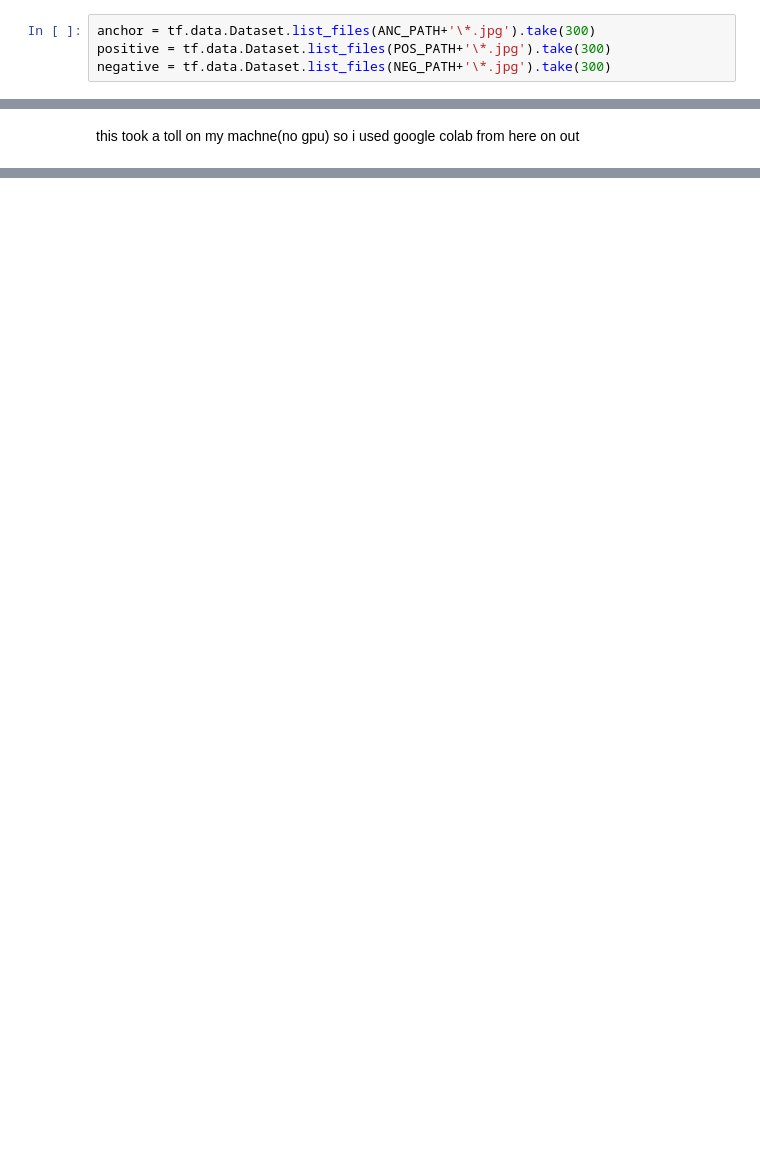
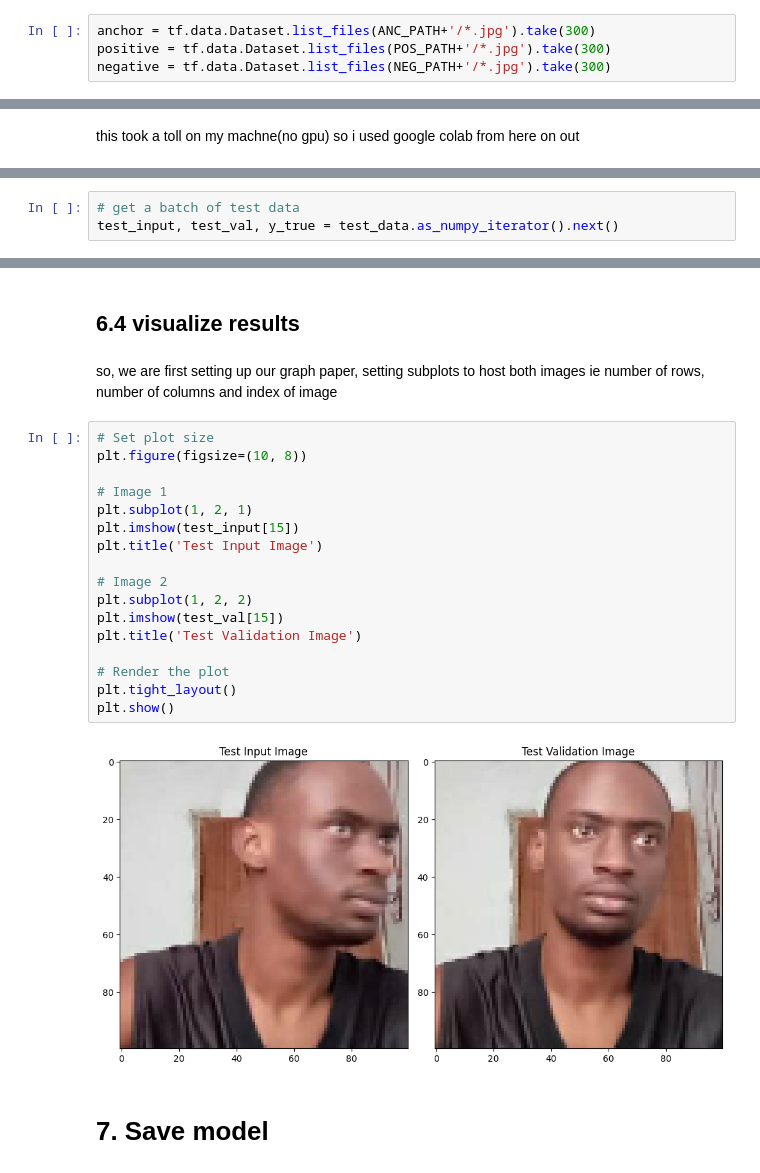
Before and after one commit to BMugo84/Facial-Recognition, a Jupyter notebook: facialrecognition.ipynb, the cells around one changed output, grey strips where cells are left out. Drawn from its saved outputs; the diff is of its cells as text; blank space fills up the shorter version.

````diff
--- a/facialrecognition.ipynb
+++ b/facialrecognition.ipynb
@@ -241,7 +317,7 @@ we are grabing 300 random filepaths from each directory and passing it through t
 # %%
-anchor = tf.data.Dataset.list_files(ANC_PATH+'\*.jpg').take(300)
-positive = tf.data.Dataset.list_files(POS_PATH+'\*.jpg').take(300)
-negative = tf.data.Dataset.list_files(NEG_PATH+'\*.jpg').take(300)
+anchor = tf.data.Dataset.list_files(ANC_PATH+'/*.jpg').take(300)
+positive = tf.data.Dataset.list_files(POS_PATH+'/*.jpg').take(300)
+negative = tf.data.Dataset.list_files(NEG_PATH+'/*.jpg').take(300)
 # %% [markdown]
 to test, you can use this:
 ```python
@@ -676,0 +804,3 @@ this took a toll on my machne(no gpu) so i used google colab from here on out
+# %%
+# get a batch of test data
+test_input, test_val, y_true = test_data.as_numpy_iterator().next()
@@ -676,0 +864,25 @@ this took a toll on my machne(no gpu) so i used google colab from here on out
+# %% [markdown]
+## 6.4 visualize results
+# %% [markdown]
+so, we are first setting up our graph paper, setting subplots to host both images ie number of rows, number of columns and index of image
+# %%
+# Set plot size
+plt.figure(figsize=(10, 8))
+
+# Image 1
+plt.subplot(1, 2, 1)
+plt.imshow(test_input[15])
+plt.title('Test Input Image')
+
+# Image 2
+plt.subplot(1, 2, 2)
+plt.imshow(test_val[15])
+plt.title('Test Validation Image')
+
+# Render the plot
+plt.tight_layout()
+plt.show()
+# %% [output]
+[figure, added]
+# %% [markdown]
+# 7. Save model
````
Also changed, not shown: parts of 38 cells of this notebook.
